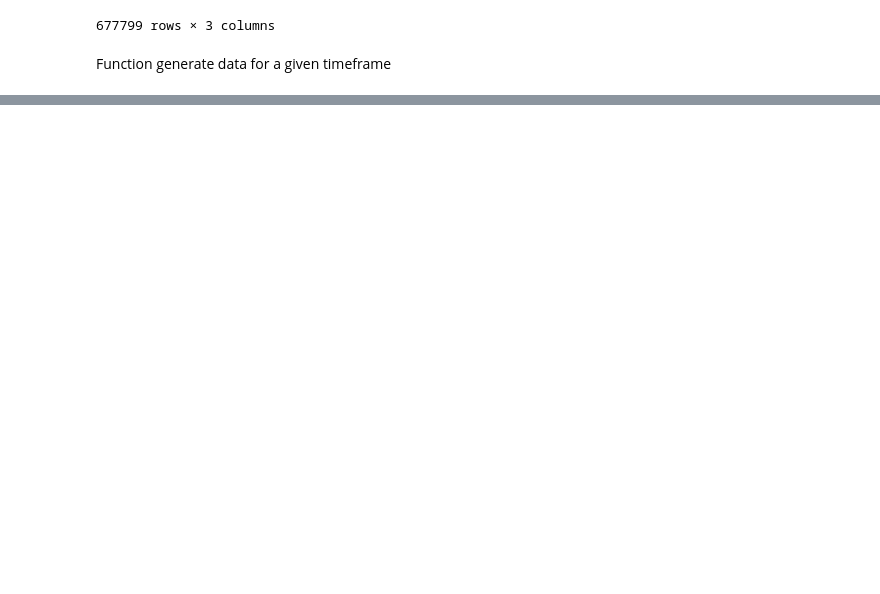
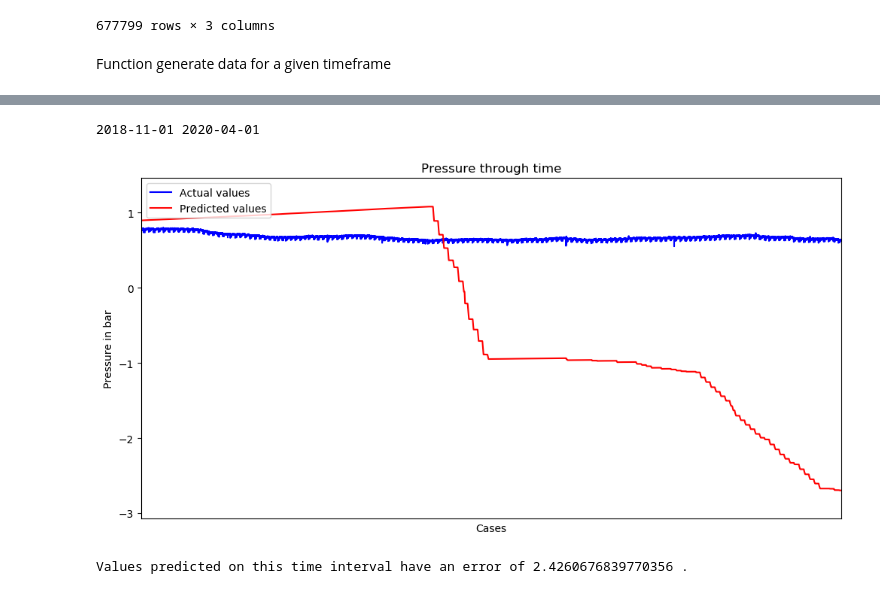
Before and after one commit to Zan-23/IJS_water_loss, a Jupyter notebook: notebooks/Predicting pressure and finding anomalies.ipynb, the cells around one changed output, grey strips where cells are left out. Cells and saved outputs as stored; diff of their text form; code cells hidden in the pictures; blank space fills up the shorter version.

```diff
--- a/notebooks/Predicting pressure and finding anomalies.ipynb
+++ b/notebooks/Predicting pressure and finding anomalies.ipynb
@@ -133,0 +246,36 @@ But for device with id 248 there seems to be a strong correlation(0.81 coefficie
+# %%
+def generate_day_view_lasso(start_date, end_date, data):
+    print(start_date, end_date)
+    start_day = start_date.strip() + " 00:00"
+    end_day = end_date.strip() + " 23:59"
+    data = data.loc[(data.index >= start_day) & (data.index <= end_day)]
+
+    if len(data.index) < 1:
+        raise Exception("No data for this date")
+
+    # all values without pressure -> [:,:3], just pressure -> [:,3:]
+    # TODO -> convert date to number format and try to find correlation ?
+    data.index = pandas.to_datetime(data.index)
+    matrix_X = data.reset_index().values
+
+    size_of_learn_set = round(len(matrix_X) * 0.70)
+
+    # Dividing data on the test and learn set
+    learn_set = matrix_X[:size_of_learn_set]
+    test_set  = matrix_X[size_of_learn_set:]
+
+    model = Ridge()
+    model.fit(learn_set[:,1:3], learn_set[:,3:])
+    predicted_values = model.predict(test_set[:,1:3])
+
+    accuracy = mean_squared_error(test_set[:,3:], predicted_values)
+    draw_given_and_predicted(test_set[:,3:], predicted_values)
+
+    return accuracy, matrix_X
+# %%
+acc, matrix_X_main = generate_day_view_lasso("2018-11-01", "2020-04-01", data_248)
+print("Values predicted on this time interval have an error of", acc, ".")
+# %% [output]
+2018-11-01 2020-04-01
+[figure, added]
+Values predicted on this time interval have an error of 2.4260676839770356 .
```
Also changed, not shown: parts of 25 cells of this notebook, 2 other files.
